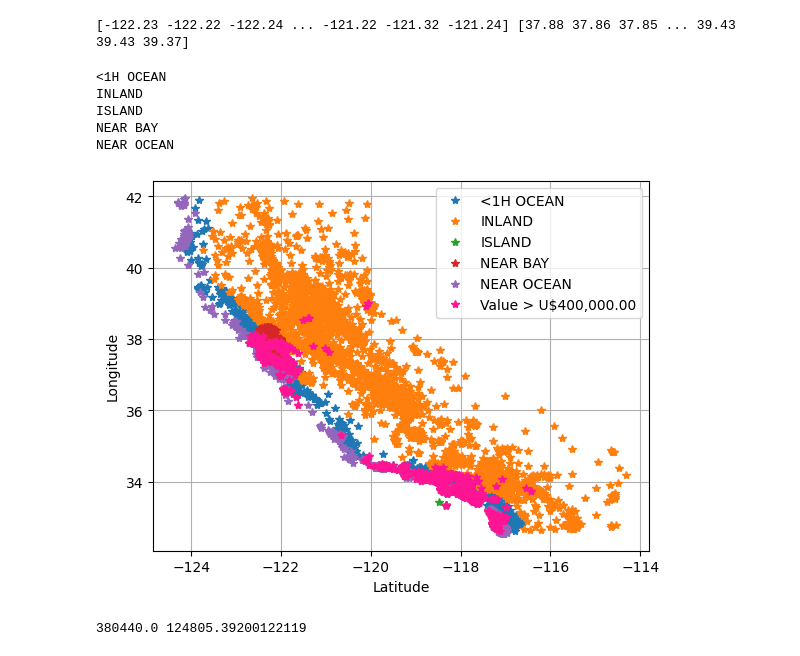
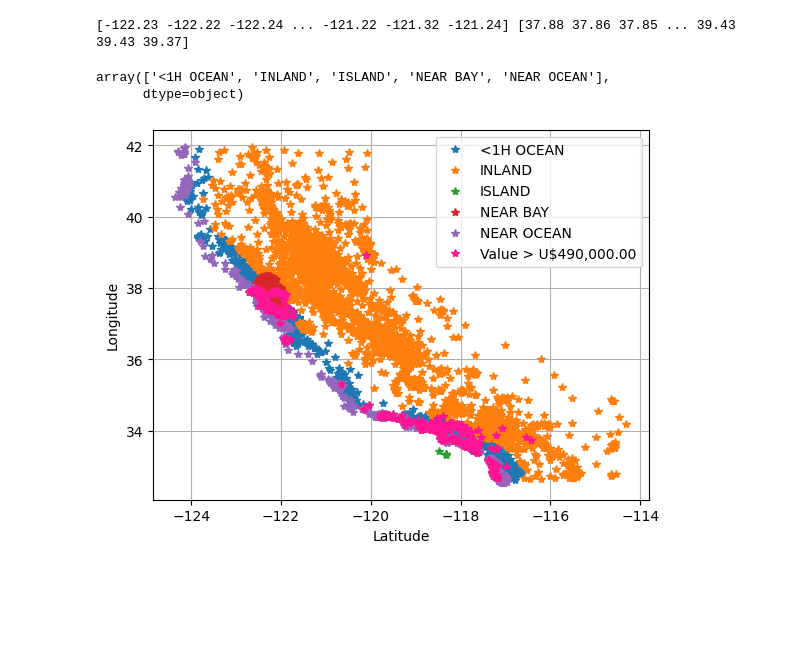
Before and after one commit to GustavoPontesFSC/New-Study, a Jupyter notebook: estate_markt.ipynb, the cells around one changed output. Drawn from its saved outputs; the diff is of its cells as text; code cells hidden in the pictures; blank space fills up the shorter version.

Commit message:
Automatization in process Unique

```diff
--- a/estate_markt.ipynb
+++ b/estate_markt.ipynb
@@ -26,34 +26,19 @@ print(x, y)
 [-122.23 -122.22 -122.24 ... -121.22 -121.32 -121.24] [37.88 37.86 37.85 ... 39.43 39.43 39.37]
 # %%
 Unique = np.unique(A[:,9])
-ocean_proximity = []
-for i in Unique:
-    ocean_proximity.append(A[:,9] == i)
-
-HV = A[:,8] > 400000
+HV = A[:,8] > 490000
+Unique
+# %% [output]
+array(['<1H OCEAN', 'INLAND', 'ISLAND', 'NEAR BAY', 'NEAR OCEAN'],
+      dtype=object)
-# %%
-for i in range(len(Unique)):
-    print(Unique[i])
-# %% [output]
-<1H OCEAN
-INLAND
-ISLAND
-NEAR BAY
-NEAR OCEAN
 # %%
-for i in range(len(ocean_proximity)):
-    plt.plot(x[ocean_proximity[i]] , y[ocean_proximity[i]] , '*', label = Unique[i])
-plt.plot(x[HV], y[HV], '*' ,color = 'deeppink', label = 'Value > U$400,000.00')
+for i in Unique:
+    plt.plot(x[A[:,9] == i] , y[A[:,9] == i] , '*', label = i)
+plt.plot(x[HV], y[HV], '*' ,color = 'deeppink', label = 'Value > U$490,000.00')
 plt.xlabel('Latitude')
 plt.ylabel('Longitude')
 plt.legend()
 plt.grid()
 plt.show()
 # %% [output]
-[figure, old version]
+[figure, new version]
-# %%
-mISL = np.mean(A[:,8][ISL])
-mINL = np.mean(A[:,8][INL])
-print(mISL, mINL)
-# %% [output]
-380440.0 124805.39200122119
```
